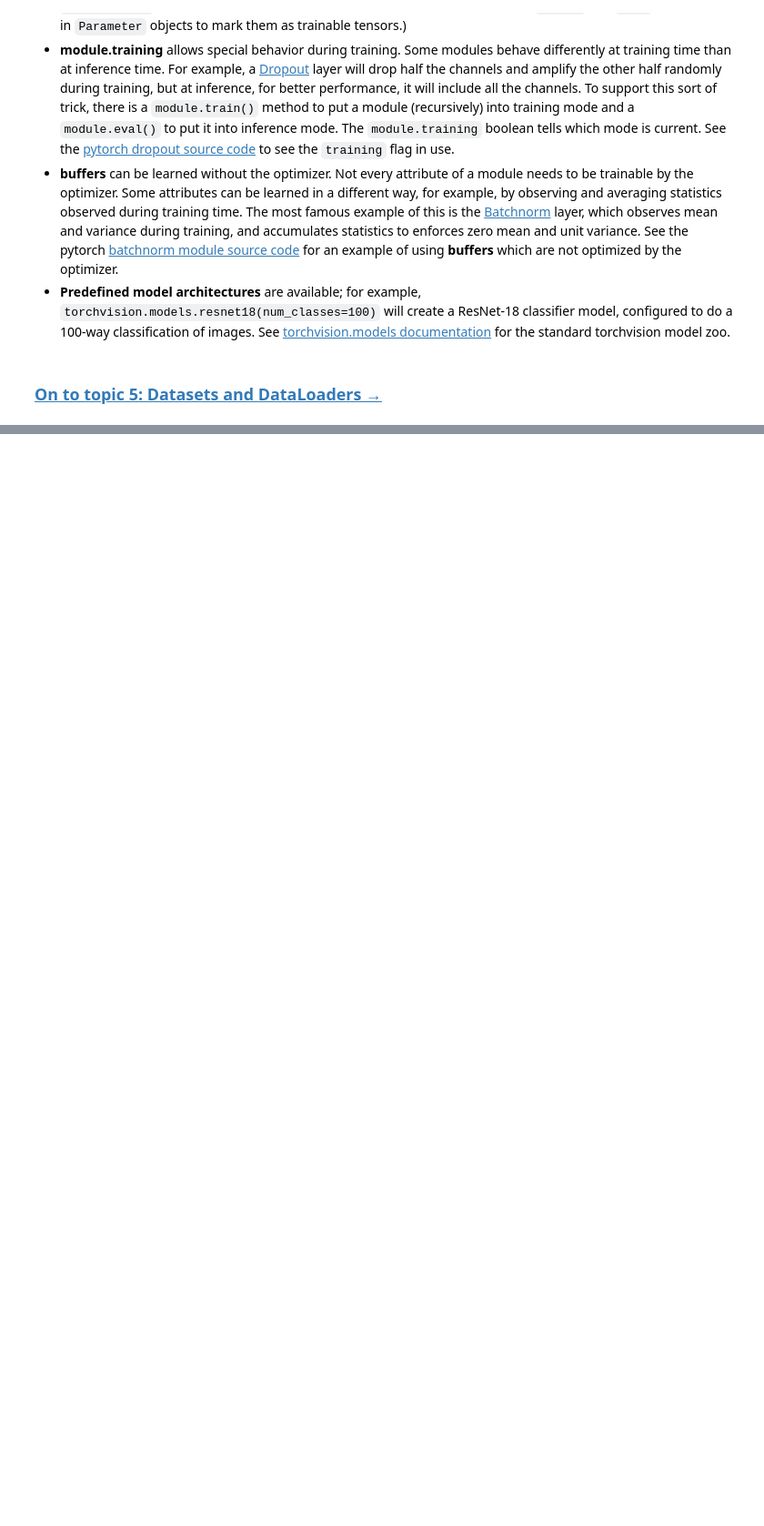
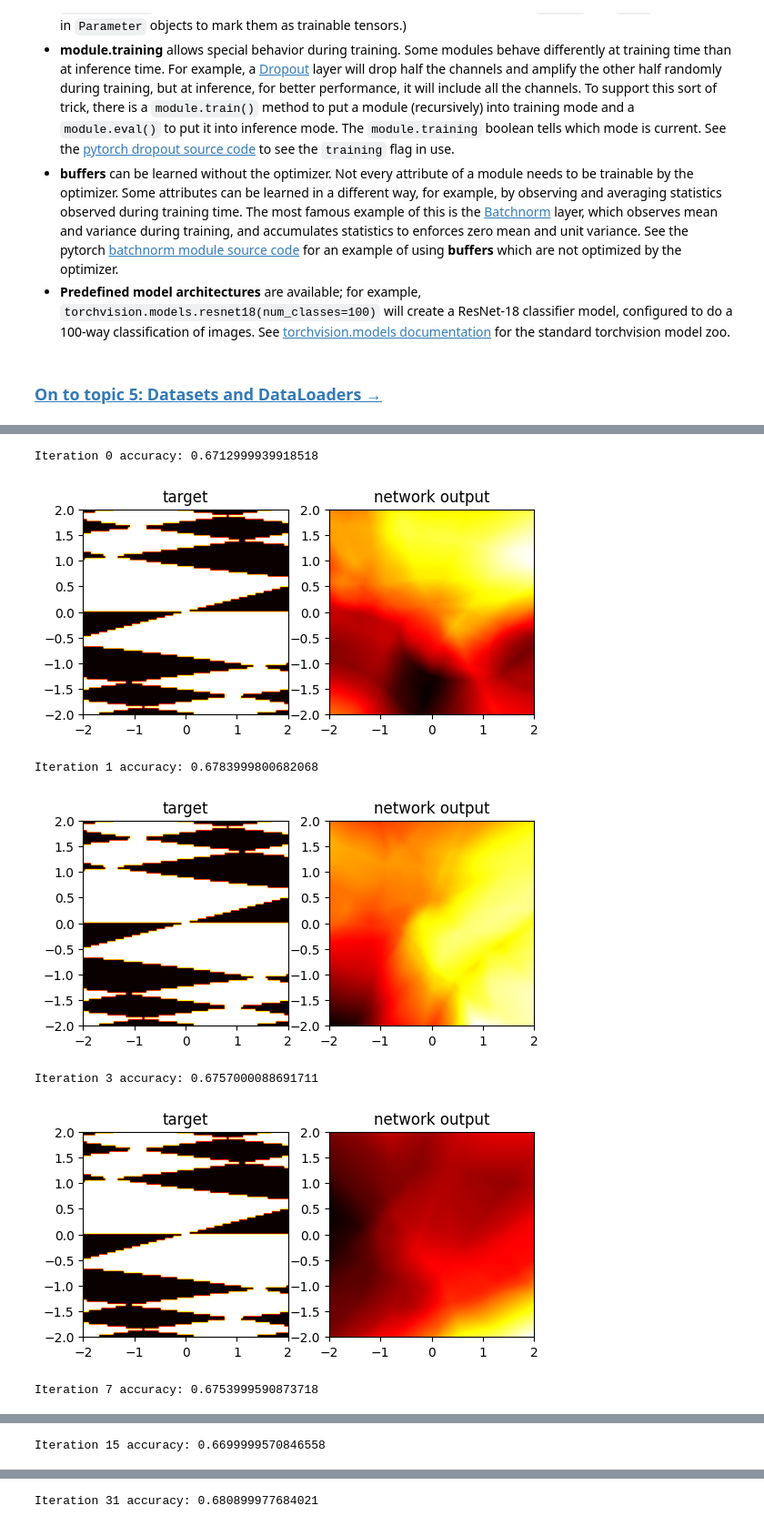
Before and after one commit to ycy-ycy/pytorch_notes, a Jupyter notebook: notebooks/4-Pytorch-Modules.ipynb, the cells around one changed output, grey strips where cells are left out. Shown at 91% size. Saved outputs shown, nothing was run; the diff lists cells and outputs as text; code cells hidden in the pictures; blank space fills up the shorter version.

Commit message:
add a recurrent network

```diff
--- a/notebooks/4-Pytorch-Modules.ipynb
+++ b/notebooks/4-Pytorch-Modules.ipynb
@@ -729,0 +732,70 @@ Training the network above can be done exactly the same way as training our prev
+# %%
+import torch
+
+from matplotlib import pyplot as plt
+
+def visualize_net(net, classify_target):
+    fig, (ax1, ax2) = plt.subplots(1, 2)
+    grid = torch.stack([
+        torch.linspace(-2, 2, 100)[None, :].expand(100, 100),
+        torch.linspace(2, -2, 100)[:, None].expand(100, 100),
+    ])
+    x, y = grid
+    target = classify_target(x, y)
+    ax1.set_title('target')
+    ax1.imshow(target.float(), cmap='hot', extent=[-2,2,-2,2])
+    ax2.set_title('network output')
+    score = net(grid.permute(1, 2, 0).reshape(-1, 2).cuda()).softmax(1)
+    ax2.imshow(score[:,1].reshape(100, 100).detach().cpu(), cmap='hot', extent=[-2,2,-2,2])
+    plt.show()
+
+class MyNet(torch.nn.Module):
+    def __init__(self):
+        super().__init__()
+        self.fc1 = torch.nn.Linear(2, 20)
+        self.fc2_12 = torch.nn.Linear(20, 12)
+        self.fc2_16 = torch.nn.Linear(32, 16)
+        self.fc2_loop = torch.nn.Linear(36, 20)
+        self.fc3 = torch.nn.Linear(16, 9)
+        self.fc4 = torch.nn.Linear(21, 2)
+
+    def forward(self, x):
+        x = torch.nn.ReLU()(self.fc1(x))
+        y12 = torch.nn.ReLU()(self.fc2_12(x))
+        y16 = torch.nn.ReLU()(self.fc2_16(torch.cat([x,y12],dim=1)))
+        for i in range(6):
+            x = torch.nn.ReLU()(self.fc2_loop(torch.cat([x,y16],dim=1)))
+            y12 = torch.nn.ReLU()(self.fc2_12(x))
+            y16 = torch.nn.ReLU()(self.fc2_16(torch.cat([x,y12],dim=1)))
+        y9 = self.fc3(y16)
+        x = self.fc4(torch.cat([y9, y12], dim=1))
+        return x
+
+net = MyNet().cuda()
+
+def classify_target(x, y):
+    return ((4*y*y).sin() >= (x*y).sin()).long()
+
+optimizer = torch.optim.Adam(net.parameters(), lr=0.01)
+for iteration in range(4096):
+    in_batch = torch.randn(10000, 2, device='cuda')
+    target_batch = classify_target(in_batch[:,0], in_batch[:,1])
+    out_batch = net(in_batch)
+    loss = torch.nn.functional.cross_entropy(out_batch, target_batch)
+    if iteration > 0:
+        net.zero_grad()
+        loss.backward()
+        optimizer.step()
+    if iteration == 2 ** iteration.bit_length() - 1:
+        pred_batch = out_batch.max(1)[1]
+        accuracy = (pred_batch == target_batch).float().sum() / len(in_batch)
+        print(f'Iteration {iteration} accuracy: {accuracy}')
+        visualize_net(net, classify_target)
+# %% [output]
+Iteration 0 accuracy: 0.6712999939918518
+[figure, added]
+Iteration 1 accuracy: 0.6783999800682068
+[figure, added]
+Iteration 3 accuracy: 0.6757000088691711
+[figure, added]
+Iteration 7 accuracy: 0.6753999590873718
@@ -729,0 +803 @@ Training the network above can be done exactly the same way as training our prev
+Iteration 15 accuracy: 0.6699999570846558
@@ -729,0 +805 @@ Training the network above can be done exactly the same way as training our prev
+Iteration 31 accuracy: 0.680899977684021
```
Also changed, not shown: parts of 2 cells of this notebook.
